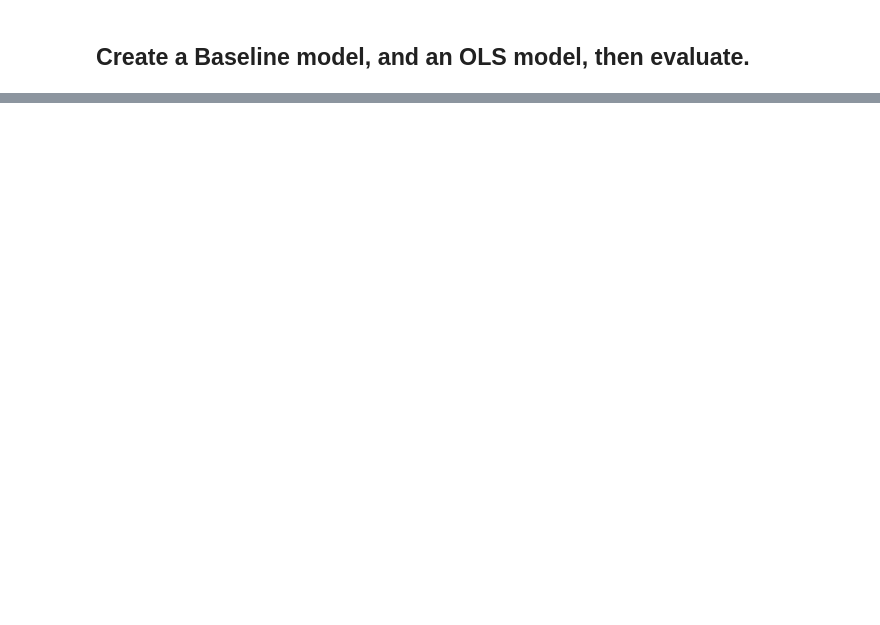
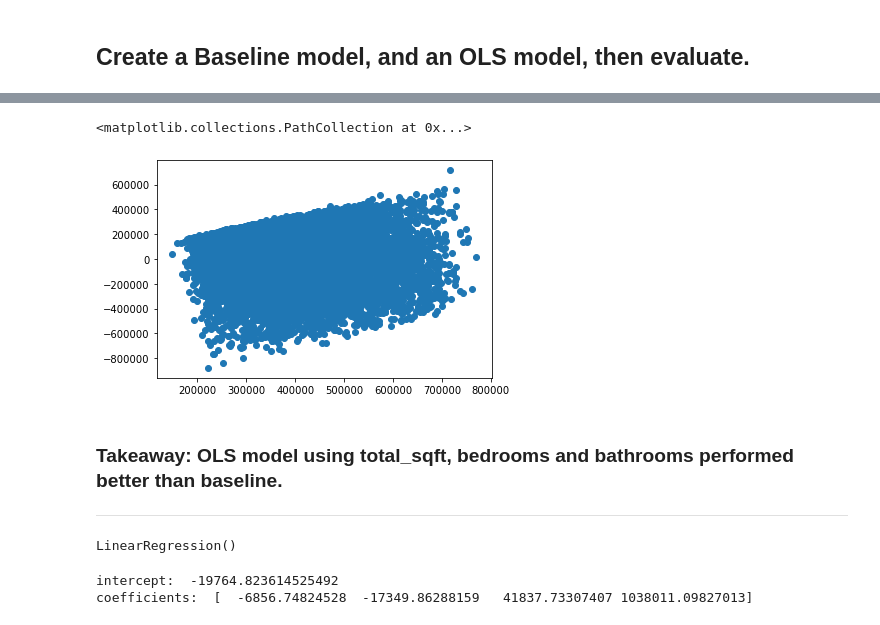
Before and after one commit to Brooke-Holyoak/zillow_regression_project, a Jupyter notebook: explore.ipynb, the cells around one changed output, grey strips where cells are left out. Drawn from its saved outputs; the diff is of its cells as text; code cells hidden in the pictures; blank space fills up the shorter version.

```diff
--- a/explore.ipynb
+++ b/explore.ipynb
@@ -441,0 +548,10 @@ Name: tax_value, dtype: float64
+# %%
+#Visualize predictions vs residuals:
+
+plt.scatter(ols_eval.ols_yhat, ols_eval.residuals)
+# %% [output]
+<matplotlib.collections.PathCollection at 0x...>
+[figure, added]
+# %% [markdown]
+### Takeaway: OLS model using total_sqft, bedrooms and bathrooms performed better than baseline.
+****
@@ -441,0 +563,15 @@ Name: tax_value, dtype: float64
+# %%
+# Fit the Linear Regression Object to X_train_scaled and y_train
+
+lm.fit(X_train_scaled, y_train)
+# %% [output]
+LinearRegression()
+# %%
+# Use the Linear Regression Object to Return Intercept and Coefficient Values
+
+print('intercept: ', lm.intercept_)
+
+print("coefficients: ", lm.coef_)
+# %% [output]
+intercept:  -19764.823614525492
+coefficients:  [  -6856.74824528  -17349.86288159   41837.73307407 1038011.09827013]
```
Also changed, not shown: parts of 27 cells of this notebook.
